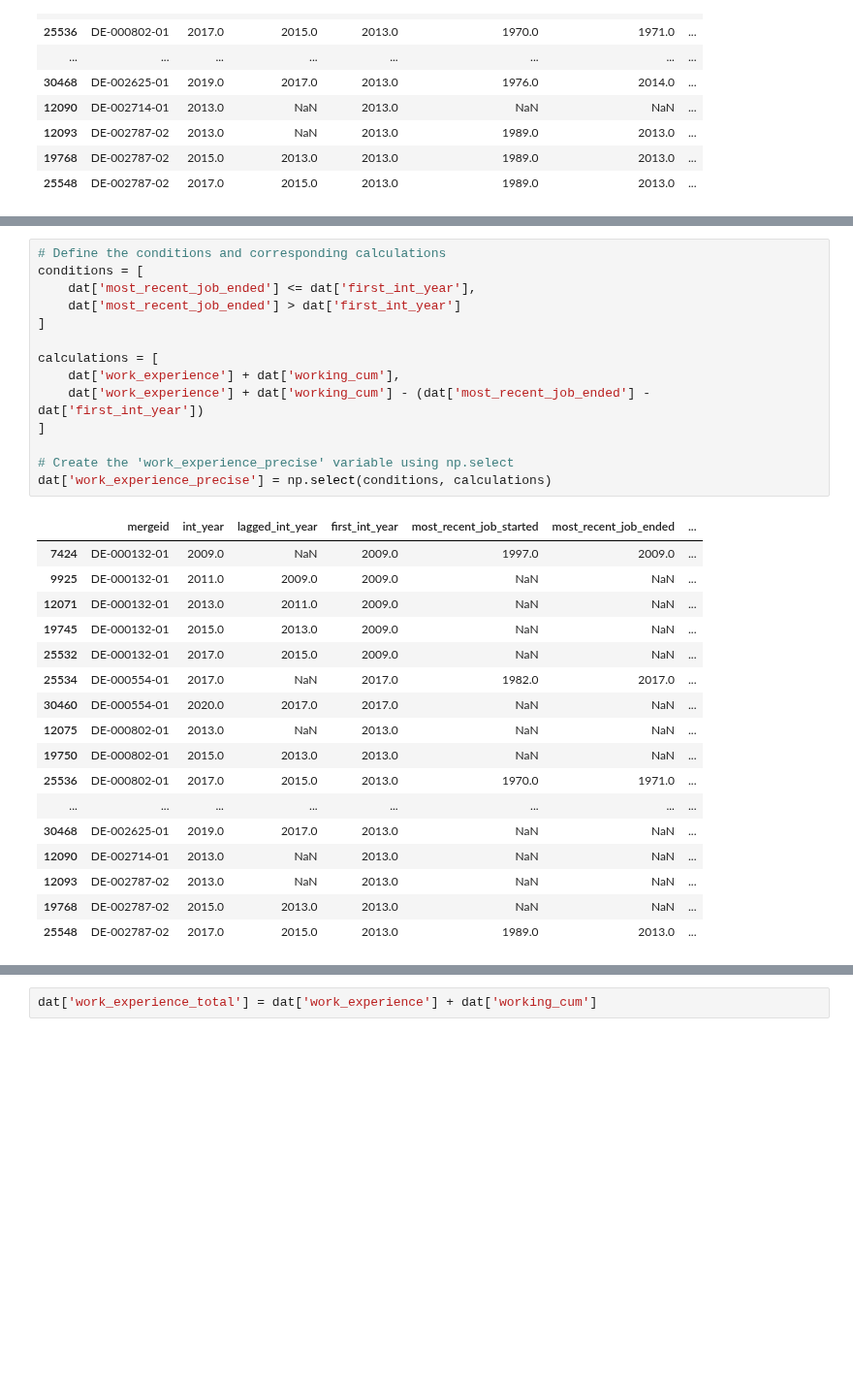
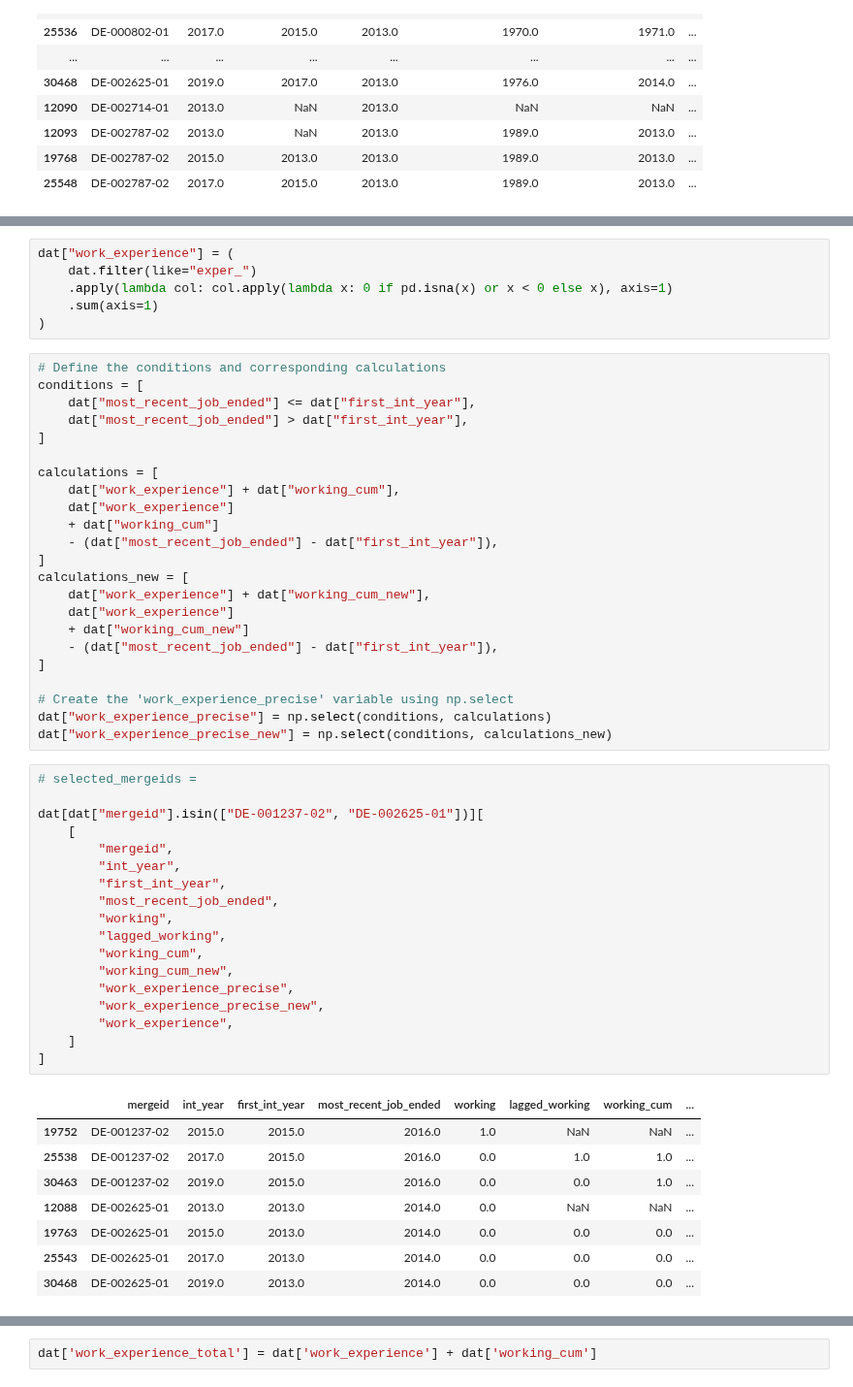
Before and after one commit to segsell/elder_care, a Jupyter notebook: src/parental_care/sandbox/estimation_data.ipynb, the cells around one changed output, grey strips where cells are left out. Shown at 97% size. Cells and saved outputs as stored; diff of their text form; blank space fills up the shorter version.

Commit message:
Fix calculation of cumulative work experience

```diff
--- a/src/parental_care/sandbox/estimation_data.ipynb
+++ b/src/parental_care/sandbox/estimation_data.ipynb
@@ -2724,33 +2743,56 @@ dat.loc[dat["working_cum"] == 0]
+# %%
+dat["work_experience"] = (
+    dat.filter(like="exper_")
+    .apply(lambda col: col.apply(lambda x: 0 if pd.isna(x) or x < 0 else x), axis=1)
+    .sum(axis=1)
+)
 # %%
 # Define the conditions and corresponding calculations
 conditions = [
-    dat['most_recent_job_ended'] <= dat['first_int_year'],
-    dat['most_recent_job_ended'] > dat['first_int_year']
+    dat["most_recent_job_ended"] <= dat["first_int_year"],
+    dat["most_recent_job_ended"] > dat["first_int_year"],
 ]
 
 calculations = [
-    dat['work_experience'] + dat['working_cum'],
-    dat['work_experience'] + dat['working_cum'] - (dat['most_recent_job_ended'] - dat['first_int_year'])
+    dat["work_experience"] + dat["working_cum"],
+    dat["work_experience"]
+    + dat["working_cum"]
+    - (dat["most_recent_job_ended"] - dat["first_int_year"]),
+]
+calculations_new = [
+    dat["work_experience"] + dat["working_cum_new"],
+    dat["work_experience"]
+    + dat["working_cum_new"]
+    - (dat["most_recent_job_ended"] - dat["first_int_year"]),
 ]
 
 # Create the 'work_experience_precise' variable using np.select
-dat['work_experience_precise'] = np.select(conditions, calculations)
+dat["work_experience_precise"] = np.select(conditions, calculations)
+dat["work_experience_precise_new"] = np.select(conditions, calculations_new)
 # %%
+# selected_mergeids =
+
+dat[dat["mergeid"].isin(["DE-001237-02", "DE-002625-01"])][
+    [
+        "mergeid",
+        "int_year",
+        "first_int_year",
+        "most_recent_job_ended",
+        "working",
+        "lagged_working",
+        "working_cum",
+        "working_cum_new",
+        "work_experience_precise",
+        "work_experience_precise_new",
+        "work_experience",
+    ]
+]
 # %% [output]
-|  | mergeid | int_year | lagged_int_year | first_int_year | most_recent_job_started | most_recent_job_ended | ... |
-| 7424 | DE-000132-01 | 2009.0 | NaN | 2009.0 | 1997.0 | 2009.0 | ... |
-| 9925 | DE-000132-01 | 2011.0 | 2009.0 | 2009.0 | NaN | NaN | ... |
-| 12071 | DE-000132-01 | 2013.0 | 2011.0 | 2009.0 | NaN | NaN | ... |
-| 19745 | DE-000132-01 | 2015.0 | 2013.0 | 2009.0 | NaN | NaN | ... |
-| 25532 | DE-000132-01 | 2017.0 | 2015.0 | 2009.0 | NaN | NaN | ... |
-| 25534 | DE-000554-01 | 2017.0 | NaN | 2017.0 | 1982.0 | 2017.0 | ... |
-| 30460 | DE-000554-01 | 2020.0 | 2017.0 | 2017.0 | NaN | NaN | ... |
-| 12075 | DE-000802-01 | 2013.0 | NaN | 2013.0 | NaN | NaN | ... |
-| 19750 | DE-000802-01 | 2015.0 | 2013.0 | 2013.0 | NaN | NaN | ... |
-| 25536 | DE-000802-01 | 2017.0 | 2015.0 | 2013.0 | 1970.0 | 1971.0 | ... |
-| ... | ... | ... | ... | ... | ... | ... | ... |
-| 30468 | DE-002625-01 | 2019.0 | 2017.0 | 2013.0 | NaN | NaN | ... |
-| 12090 | DE-002714-01 | 2013.0 | NaN | 2013.0 | NaN | NaN | ... |
-| 12093 | DE-002787-02 | 2013.0 | NaN | 2013.0 | NaN | NaN | ... |
-| 19768 | DE-002787-02 | 2015.0 | 2013.0 | 2013.0 | NaN | NaN | ... |
-| 25548 | DE-002787-02 | 2017.0 | 2015.0 | 2013.0 | 1989.0 | 2013.0 | ... |
+|  | mergeid | int_year | first_int_year | most_recent_job_ended | working | lagged_working | working_cum | ... |
+| 19752 | DE-001237-02 | 2015.0 | 2015.0 | 2016.0 | 1.0 | NaN | NaN | ... |
+| 25538 | DE-001237-02 | 2017.0 | 2015.0 | 2016.0 | 0.0 | 1.0 | 1.0 | ... |
+| 30463 | DE-001237-02 | 2019.0 | 2015.0 | 2016.0 | 0.0 | 0.0 | 1.0 | ... |
+| 12088 | DE-002625-01 | 2013.0 | 2013.0 | 2014.0 | 0.0 | NaN | NaN | ... |
+| 19763 | DE-002625-01 | 2015.0 | 2013.0 | 2014.0 | 0.0 | 0.0 | 0.0 | ... |
+| 25543 | DE-002625-01 | 2017.0 | 2013.0 | 2014.0 | 0.0 | 0.0 | 0.0 | ... |
+| 30468 | DE-002625-01 | 2019.0 | 2013.0 | 2014.0 | 0.0 | 0.0 | 0.0 | ... |
```
Also changed, not shown: parts of 21 cells of this notebook.
